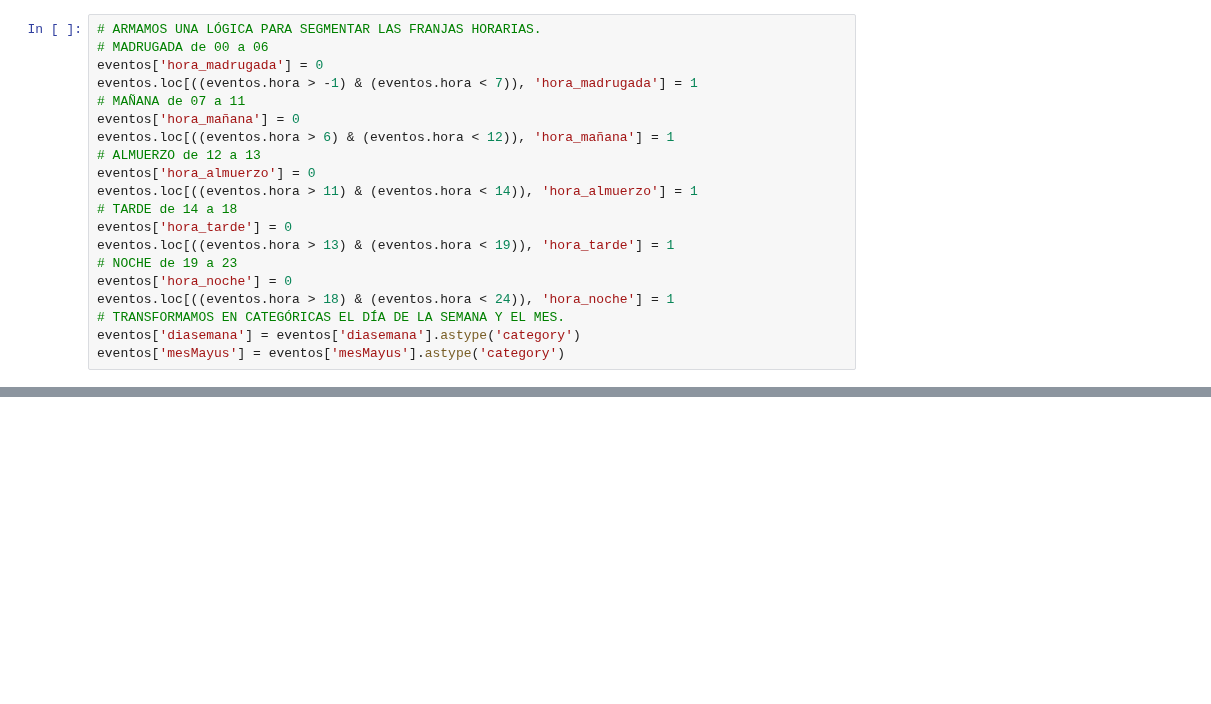
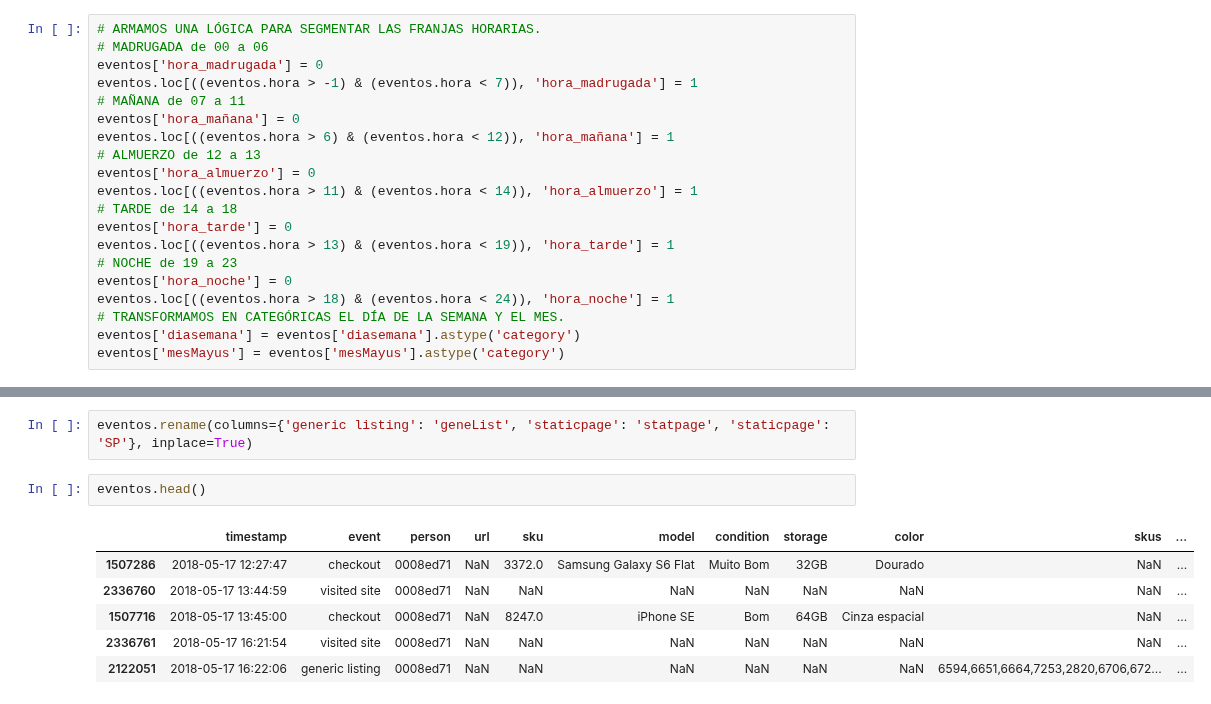
Before and after one commit to asilvestri2020/7506_2C2018, a Jupyter notebook: TP2/Borrador_Axel.ipynb, the cells around one changed output, grey strips where cells are left out. Cells and saved outputs as stored; diff of their text form; blank space fills up the shorter version.

```diff
--- a/TP2/Borrador_Axel.ipynb
+++ b/TP2/Borrador_Axel.ipynb
@@ -146,0 +133,11 @@ Index(['mes', 'dia', 'hora', 'evento_en_finde', 'hora_madrugada',
+# %%
+eventos.rename(columns={'generic listing': 'geneList', 'staticpage': 'statpage', 'staticpage': 'SP'}, inplace=True)
+# %%
+eventos.head()
+# %% [output]
+|  | timestamp | event | person | url | sku | model | condition | storage | color | skus | ... |
+| 1507286 | 2018-05-17 12:27:47 | checkout | 0008ed71 | NaN | 3372.0 | Samsung Galaxy S6 Flat | Muito Bom | 32GB | Dourado | NaN | ... |
+| 2336760 | 2018-05-17 13:44:59 | visited site | 0008ed71 | NaN | NaN | NaN | NaN | NaN | NaN | NaN | ... |
+| 1507716 | 2018-05-17 13:45:00 | checkout | 0008ed71 | NaN | 8247.0 | iPhone SE | Bom | 64GB | Cinza espacial | NaN | ... |
+| 2336761 | 2018-05-17 16:21:54 | visited site | 0008ed71 | NaN | NaN | NaN | NaN | NaN | NaN | NaN | ... |
+| 2122051 | 2018-05-17 16:22:06 | generic listing | 0008ed71 | NaN | NaN | NaN | NaN | NaN | NaN | 6594,6651,6664,7253,2820,6706,672... | ... |
```
Also changed, not shown: parts of 32 cells of this notebook.
